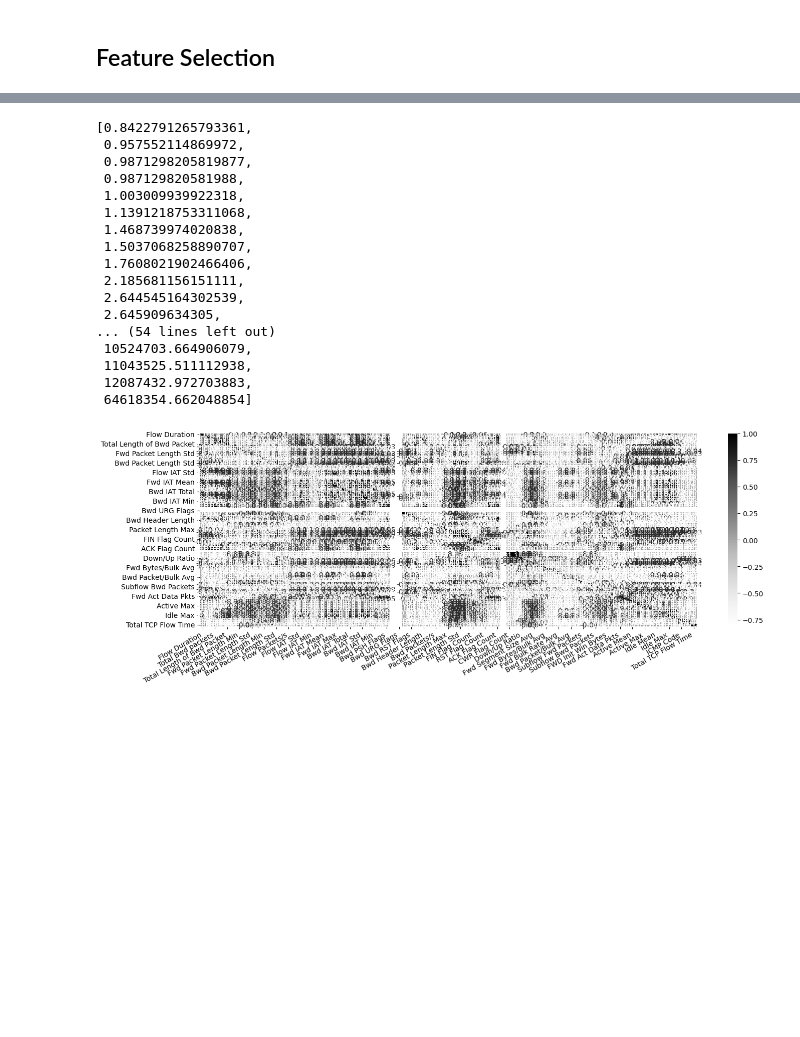
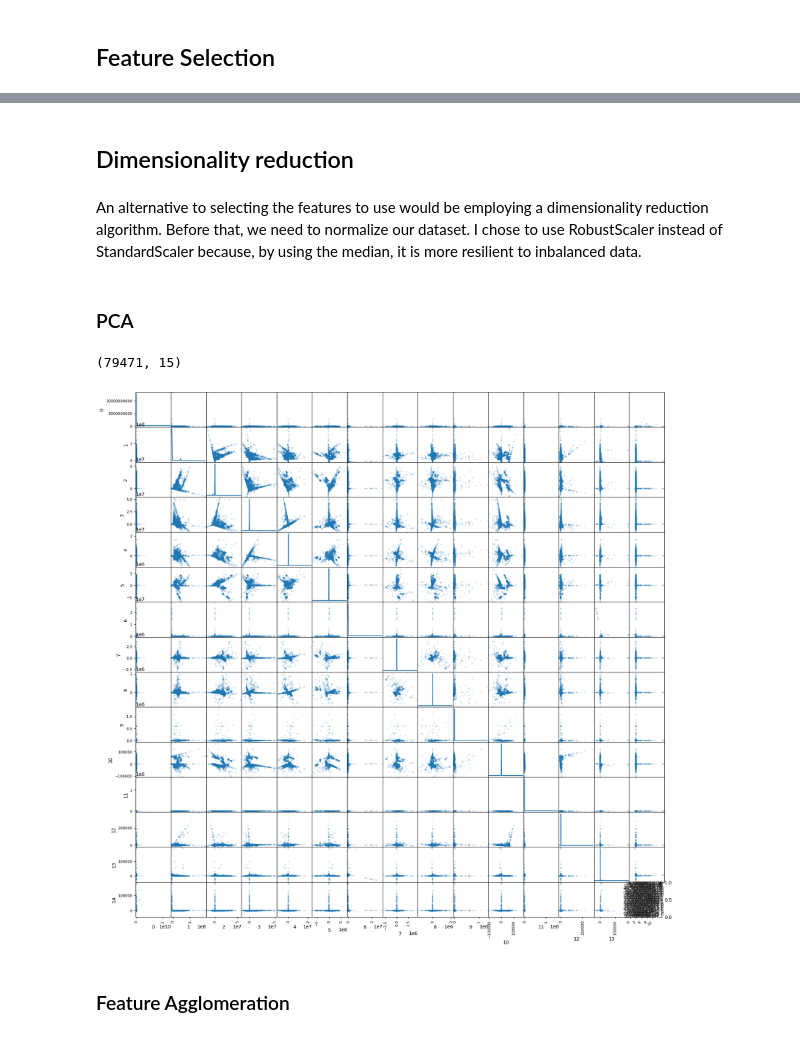
Before and after one commit to parmigggiana/ml-ids, a Jupyter notebook: IDS_CTF.ipynb, the cells around one changed output, grey strips where cells are left out. Drawn from its saved outputs; the diff is of its cells as text; code cells hidden in the pictures; blank space fills up the shorter version.

Commit message:
updated dimensionality reduction

```diff
--- a/IDS_CTF.ipynb
+++ b/IDS_CTF.ipynb
@@ -14,7 +14,7 @@ import matplotlib.pyplot as plt
 #!wget https://github.com/parmigggiana/ml-ids/raw/main/CTF%20Data/ctf_flows_1.csv -O dataset_ctf.csv
 # %%
 #df = pd.read_csv('dataset_ctf.csv')
-df = pd.read_csv('CTF Data/ctf_flows_1.csv')
+df = pd.read_csv('CTF Data/Thu15.csv')
 # %%
 df.shape
 # %% [output]
@@ -84,0 +86,3 @@ Since we don't have labels, it would be hard to select features: an approach cou
+# %%
+features = ['RST Flag Count', 'Total Length of Fwd Packet', 'Fwd Packet Length Max', 'Packet Length Variance', 'Fwd Packets/s', 'Fwd Packet Length Mean', 'Flow IAT Max', 'Flow Duration', 'Flow Packets/s', 'Total TCP Flow Time', 'PSH Flag Count', 'Packet Length Min', 'Bwd IAT Total', 'FWD Init Win Bytes', 'Flow Bytes/s', 'ACK Flag Count', 'Fwd Header Length', 'SYN Flag Count', 'Total Bwd packets']
+df = df[features]
@@ -84,0 +91,7 @@ Since we don't have labels, it would be hard to select features: an approach cou
+# %%
+import seaborn as sns
+corr_matrix = df.corr()
+plt.rcParams['figure.figsize'] = (14, 6)
+g = sns.heatmap(corr_matrix, annot=True, fmt='.1g', cmap='Greys')
+g.set_xticklabels(g.get_xticklabels(), verticalalignment='top', horizontalalignment='right', rotation=30)
+plt.show()
@@ -108,37 +106,34 @@ KeyboardInterrupt:
-# %%
-from sklearn.feature_selection import VarianceThreshold
-from sklearn.preprocessing import RobustScaler
-#X = df
-X = RobustScaler().fit_transform(df)
-#selector = VarianceThreshold(0.3)
-
-sorted(X.std(axis=0))
-#df = pd.DataFrame(selector.fit_transform(df))
-#df.columns[selector.get_support(indices=True)]
-# %% [output]
-[0.8422791265793361,
- 0.957552114869972,
- 0.9871298205819877,
- 0.987129820581988,
- 1.003009939922318,
- 1.1391218753311068,
- 1.468739974020838,
- 1.5037068258890707,
- 1.7608021902466406,
- 2.185681156151111,
- 2.644545164302539,
- 2.645909634305,
-... (54 lines left out)
- 10524703.664906079,
- 11043525.511112938,
- 12087432.972703883,
- 64618354.662048854]
+# %% [markdown]
+## Dimensionality reduction
+# %% [markdown]
+An alternative to selecting the features to use would be employing a dimensionality reduction algorithm.
+Before that, we need to normalize our dataset.
+I chose to use RobustScaler instead of StandardScaler because, by using the median, it is more resilient to inbalanced data.
+# %% [markdown]
+### PCA
+# %%
+from sklearn.decomposition import PCA
+from sklearn.preprocessing import RobustScaler
+
+X = RobustScaler().fit_transform(df)
+
+pca = PCA(15, random_state=42)
+pca.fit(X)
+X = pca.transform(X)
+X.shape
+# %% [output]
+(79471, 15)
 # %%
 import seaborn as sns
-corr_matrix = df.corr()
-plt.rcParams['figure.figsize'] = (16, 5)
+from pandas.plotting import scatter_matrix
+
+scatter_matrix(pd.DataFrame(X), alpha=0.2, figsize=(20, 20), diagonal="kde")
+
+corr_matrix = pd.DataFrame(X).corr()
 g = sns.heatmap(corr_matrix, annot=True, fmt='.1g', cmap='Greys')
-g.set_xticklabels(g.get_xticklabels(), verticalalignment='top', horizontalalignment='right', rotation=30);
-plt.savefig('corr_heatmap.png', dpi=300, bbox_inches='tight')
+g.set_xticklabels(g.get_xticklabels(), verticalalignment='top', horizontalalignment='right', rotation=30)
+plt.show()
 # %% [output]
-[figure, old version]
+[figure, new version]
+# %% [markdown]
+### Feature Agglomeration
```
Also changed, not shown: parts of 10 cells of this notebook.
